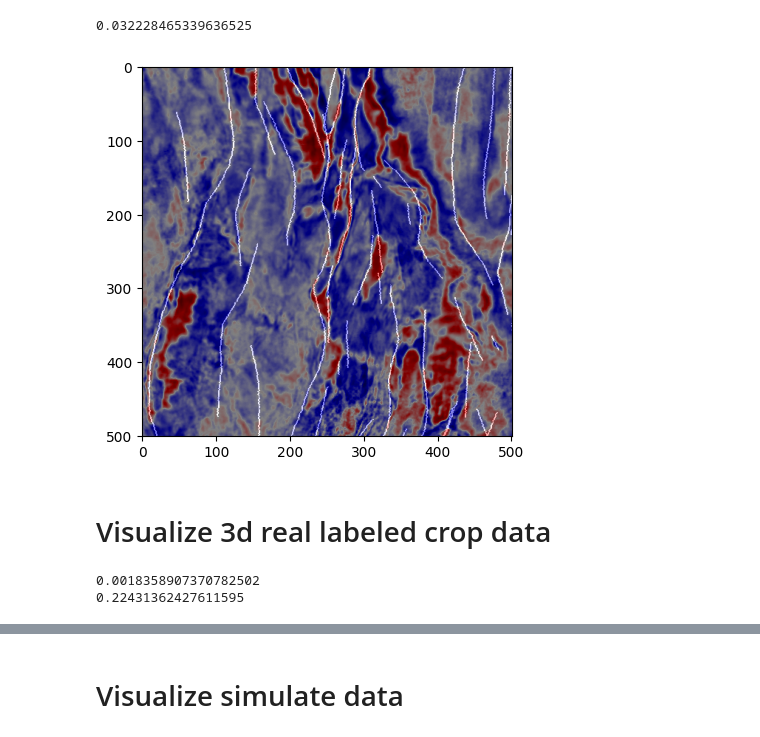
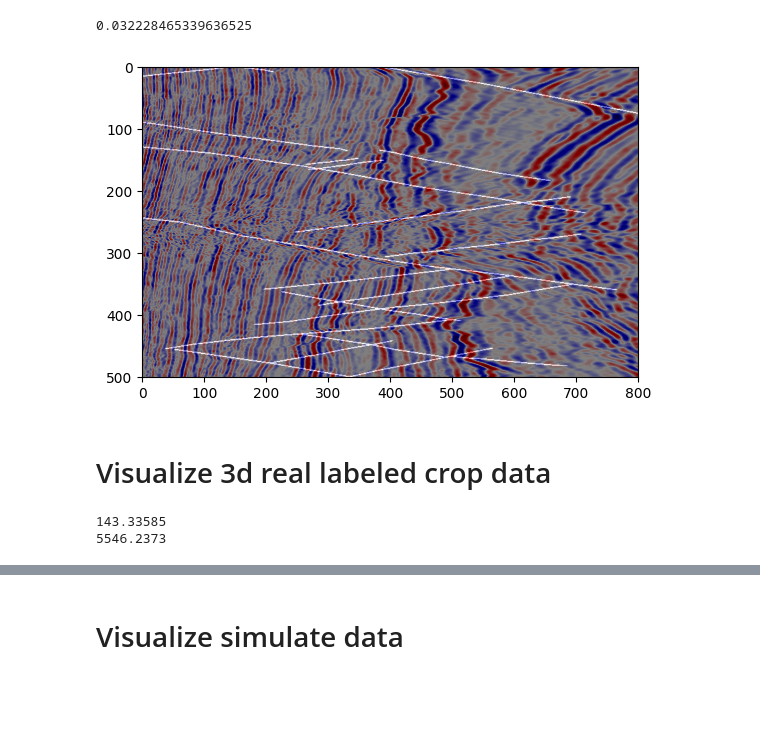
Before and after one commit to Kinlyran/Fault_Recong_zzr, a Jupyter notebook: data_explore.ipynb, the cells around one changed output, grey strips where cells are left out. Saved outputs shown, nothing was run; the diff lists cells and outputs as text; code cells hidden in the pictures; blank space fills up the shorter version.

```diff
--- a/data_explore.ipynb
+++ b/data_explore.ipynb
@@ -45,27 +43,27 @@ print(np.sum(ori_label) / (ori_label.shape[0] * ori_label.shape[1] * ori_label.s
 0.032228465339636525
 # %%
 slice_id = 500
-plt.imshow(ori_seis[:,:,slice_id], cmap='seismic')
-plt.imshow(ori_label[:,:,slice_id], cmap='gray', alpha=0.5)
+plt.imshow(ori_seis[slice_id,:,:], cmap='seismic')
+plt.imshow(ori_label[slice_id,:,:], cmap='gray', alpha=0.5)
 plt.show()
 # %% [output]
-[figure, old version]
+[figure, new version]
 # %% [markdown]
 # Visualize 3d real labeled crop data
 # %%
-root_path = '/home/zhangzr/FaultRecongnition/Fault_data/public_data/'
+root_path = '/home/zhangzr/FaultRecongnition/Fault_data/real_labeled_data'
 scr_root_path = os.path.join(root_path, 'crop')
 data_split = 'train'
 data_lst = os.listdir(os.path.join(scr_root_path, data_split))
-index = 201
+index = 15
 with h5py.File(os.path.join(scr_root_path, data_split, data_lst[index]), 'r') as f:
     seis = f['raw'][:]
     label = f['label'][:]
 print(seis.mean())
 print(seis.std())
 # %% [output]
-0.0018358907370782502
-0.22431362427611595
+143.33585
+5546.2373
 # %%
 slice_id = 0
 plt.imshow(seis[:,:,slice_id], cmap='seismic')
```
Also changed, not shown: parts of 5 cells of this notebook, 6 other files.
